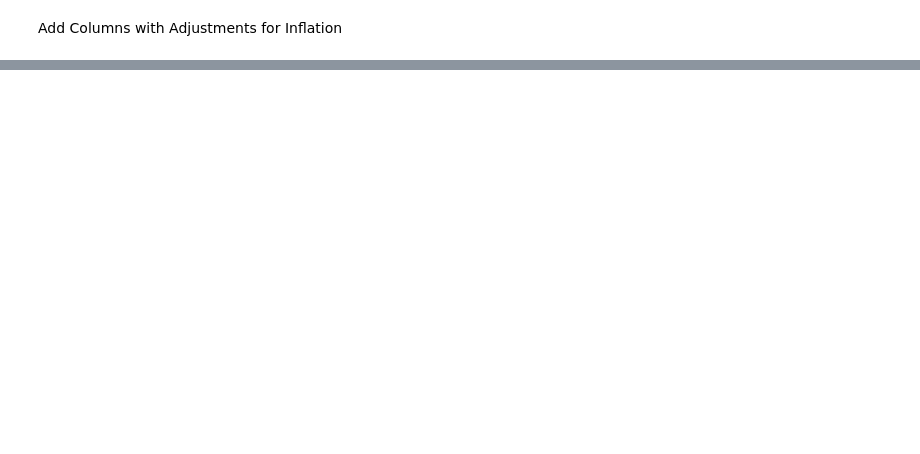
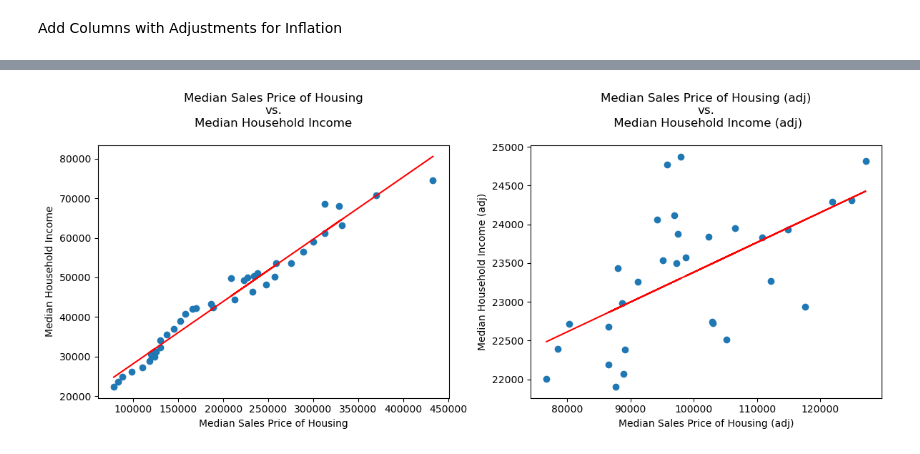
Before and after one commit to ManWithACap/Dataset-Analyzation-Project, a Jupyter notebook: api_data.ipynb, the cells around one changed output, grey strips where cells are left out. Saved outputs shown, nothing was run; the diff lists cells and outputs as text; code cells hidden in the pictures; blank space fills up the shorter version.

```diff
--- a/api_data.ipynb
+++ b/api_data.ipynb
@@ -519,0 +820,41 @@ KeyError: 'CPI'
+# %%
+fig, axes = plt.subplots(1, 2, figsize=(12, 5))  # 1 row, 2 columns
+
+econ_data_filtered_df = economic_data_df[(economic_data_df["Median Sales Price of Houses"] != 0) & (economic_data_df["Median Household Income"] != 0)]
+x_values = econ_data_filtered_df["Median Sales Price of Houses"]
+y_values = econ_data_filtered_df["Median Household Income"]
+
+(slope, intercept, rvalue, pvalue, stderr) = linregress(x_values, y_values)
+regress_values = x_values * slope + intercept
+line_eq = "y = " + str(round(slope, 2)) + "x + " + str(round(intercept, 2))
+
+axes[0].scatter(x_values, y_values)
+axes[0].set_xlabel("Median Sales Price of Housing")
+axes[0].set_ylabel("Median Household Income")
+axes[0].set_title(f"Median Sales Price of Housing\nvs.\nMedian Household Income\n")
+#axes[0].grid(True)
+axes[0].plot(x_values, regress_values, "r-")
+
+econ_data_filtered_df = economic_data_df[(economic_data_df["Median Sales Price of Houses (adj)"] != 0) & (economic_data_df["Median Household Income (adj)"] != 0)]
+x_values = econ_data_filtered_df["Median Sales Price of Houses (adj)"]
+y_values = econ_data_filtered_df["Median Household Income (adj)"]
+
+(slope, intercept, rvalue, pvalue, stderr) = linregress(x_values, y_values)
+regress_values = x_values * slope + intercept
+line_eq = "y = " + str(round(slope, 2)) + "x + " + str(round(intercept, 2))
+
+axes[1].scatter(x_values, y_values)
+axes[1].set_xlabel("Median Sales Price of Housing (adj)")
+axes[1].set_ylabel("Median Household Income (adj)")
+axes[1].set_title(f"Median Sales Price of Housing (adj)\nvs.\n Median Household Income (adj)\n")
+#axes[1].grid(True)
+axes[1].plot(x_values, regress_values, "r-")
+
+
+# Adjust layout
+plt.tight_layout()
+
+# Show the plots
+plt.show()
+# %% [output]
+[figure, added]
```
Also changed, not shown: parts of 18 cells of this notebook.
